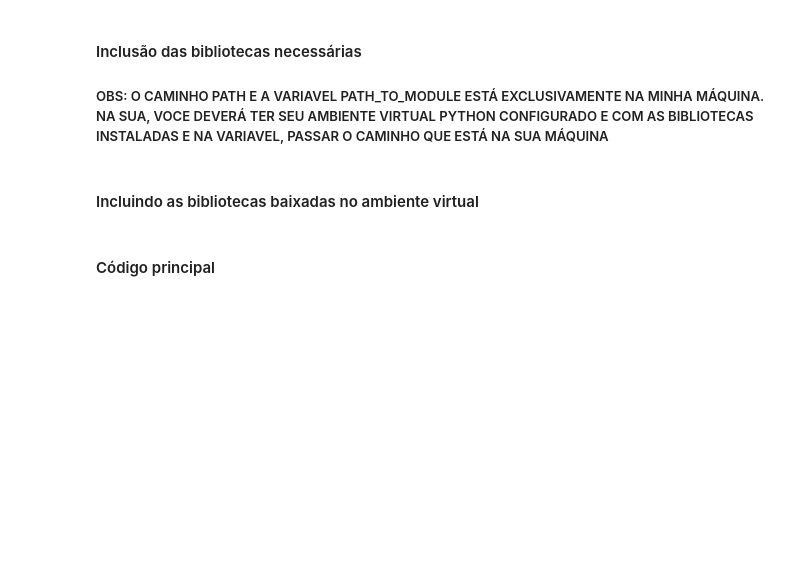
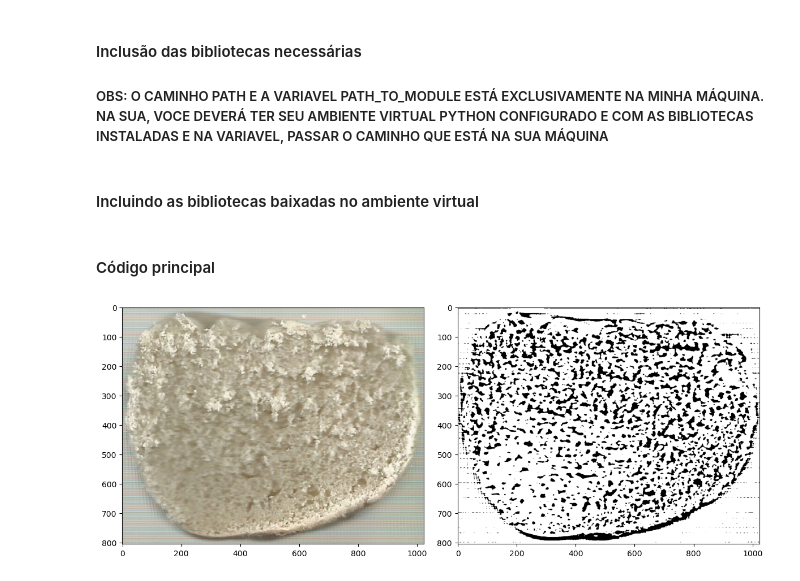
Before and after one commit to vitorkos/cluster-analysis-pibic, a Jupyter notebook: src/cluster_analysis_pibic.ipynb, the cells around one changed output. Saved outputs shown, nothing was run; the diff lists cells and outputs as text; code cells hidden in the pictures; blank space fills up the shorter version.

```diff
--- a/src/cluster_analysis_pibic.ipynb
+++ b/src/cluster_analysis_pibic.ipynb
@@ -26,29 +26,26 @@ import numpy as np
 #### Código principal
 # %%
 # Read and prepare image
-img = cv2.imread('./../tests/pao2.jpg')
+img = cv2.imread('./../models/aline_models/exp1/1_1.jpg')
 gray = cv2.cvtColor(img, cv2.COLOR_BGR2GRAY)
 blurred = cv2.GaussianBlur(gray, (7, 7), 0)
 
 # Apply adaptive thresholding
 mask = cv2.adaptiveThreshold(blurred,
                               255,
                               cv2.ADAPTIVE_THRESH_MEAN_C,
                               cv2.THRESH_BINARY,
                               31,
                               10)
 
 # Plot results
-# fig, ax = plt.subplots(1, 2contours, hierarchy = cv2.findContours(image, cv2.RETR_TREE, cv2.CHAIN_APPROX_SIMPLE)
-out = image.copy()
-out = cv2.cvtColor(image, cv2.COLOR_GRAY2RGB)
 
-for c in contours:
-    cv2.polylines(out,[c],True,(255,0,0),1)
-, figsize=(12, 5))
-# ax[0].imshow(cv2.cvtColor(img, cv2.COLOR_BGR2RGB))
-# ax[1].imshow(cv2.cvtColor(mask, cv2.COLOR_BGR2RGB))
-# plt.tight_layout()
+fig, ax = plt.subplots(1, 2, figsize=(12, 5))
+ax[0].imshow(cv2.cvtColor(img, cv2.COLOR_BGR2RGB))
+ax[1].imshow(cv2.cvtColor(mask, cv2.COLOR_BGR2RGB))
+plt.tight_layout()
+# %% [output]
+[figure, added]
 # %%
 ax = plt.subplots(1, figsize=(12,5))
 ax[1].imshow(cv2.cvtColor(mask, cv2.COLOR_BGR2RGB))
```
Also changed, not shown: parts of 4 cells of this notebook.
